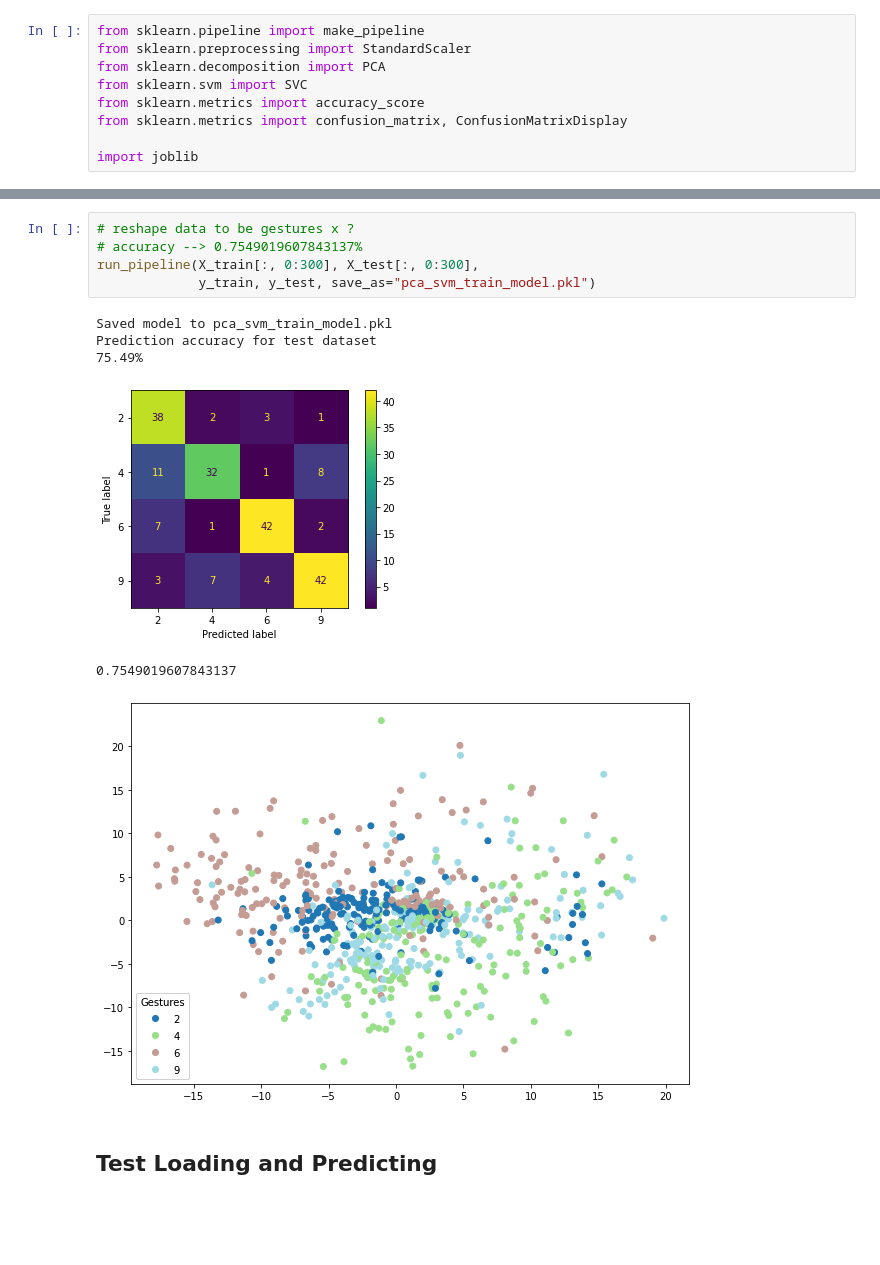
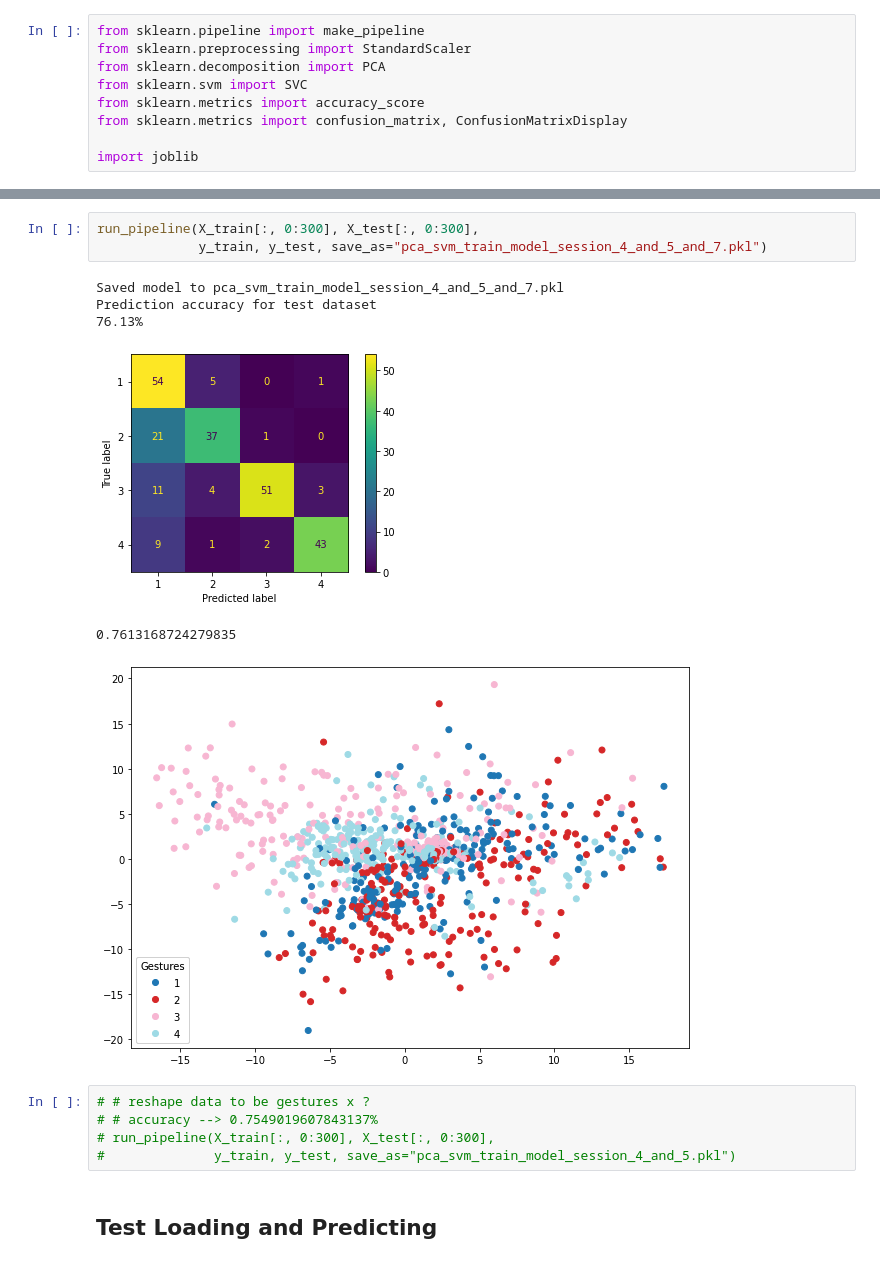
Before and after one commit to OlinSTEP/signal-processing-gesture-data-collection, a Jupyter notebook: demo_day/final_model.ipynb, the cells around one changed output, grey strips where cells are left out. Saved outputs shown, nothing was run; the diff lists cells and outputs as text; blank space fills up the shorter version.

```diff
--- a/demo_day/final_model.ipynb
+++ b/demo_day/final_model.ipynb
@@ -271,18 +456,21 @@ def run_pipeline(x_train, x_test, y_train, y_test, n_comp=0,
         ax.add_artist(legend)
 
     return acc
+# %%
+run_pipeline(X_train[:, 0:300], X_test[:, 0:300],
+             y_train, y_test, save_as="pca_svm_train_model_session_4_and_5_and_7.pkl")
+# %% [output]
+Saved model to pca_svm_train_model_session_4_and_5_and_7.pkl
+Prediction accuracy for test dataset
+76.13%
+[figure, added]
+0.7613168724279835
+[figure, added]
 # %%
-# reshape data to be gestures x ?
-# accuracy --> 0.7549019607843137%
-run_pipeline(X_train[:, 0:300], X_test[:, 0:300],
-             y_train, y_test, save_as="pca_svm_train_model.pkl")
+# # reshape data to be gestures x ?
+# # accuracy --> 0.7549019607843137%
+# run_pipeline(X_train[:, 0:300], X_test[:, 0:300],
+#              y_train, y_test, save_as="pca_svm_train_model_session_4_and_5.pkl")
-# %% [output]
-Saved model to pca_svm_train_model.pkl
-Prediction accuracy for test dataset
-75.49%
-[figure, removed]
-0.7549019607843137
-[figure, removed]
 # %% [markdown]
 ## Test Loading and Predicting
 # %%
```
Also changed, not shown: parts of 35 cells of this notebook, 56 other files.
